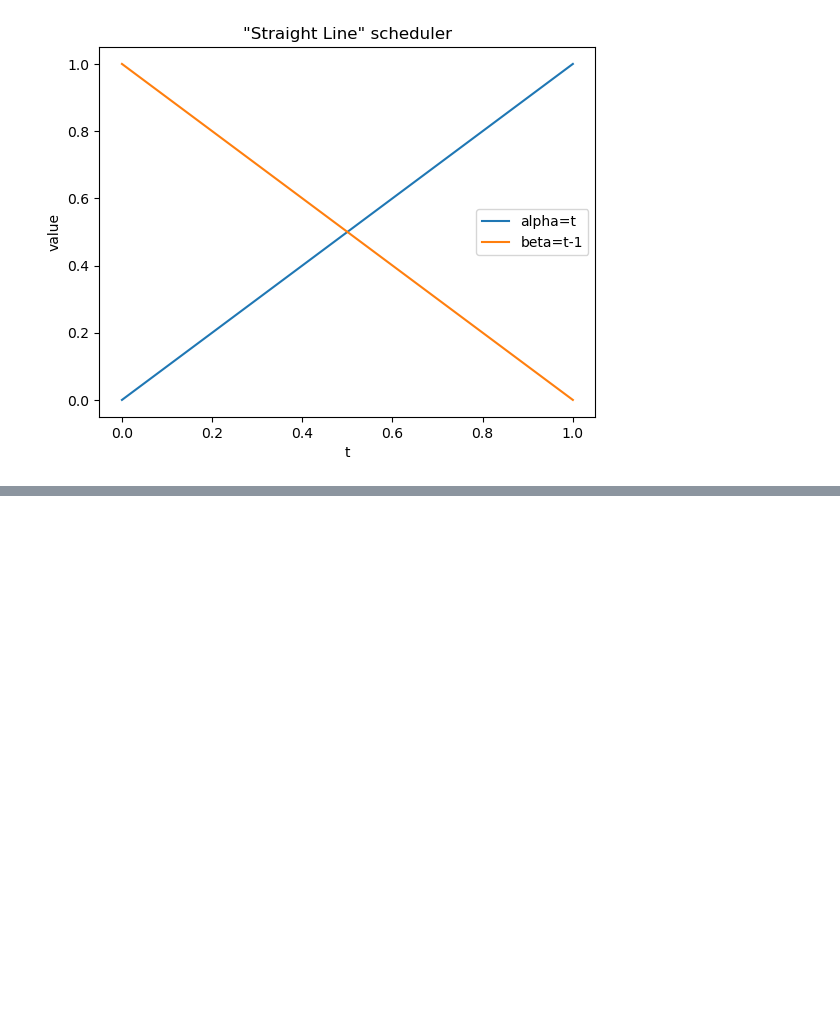
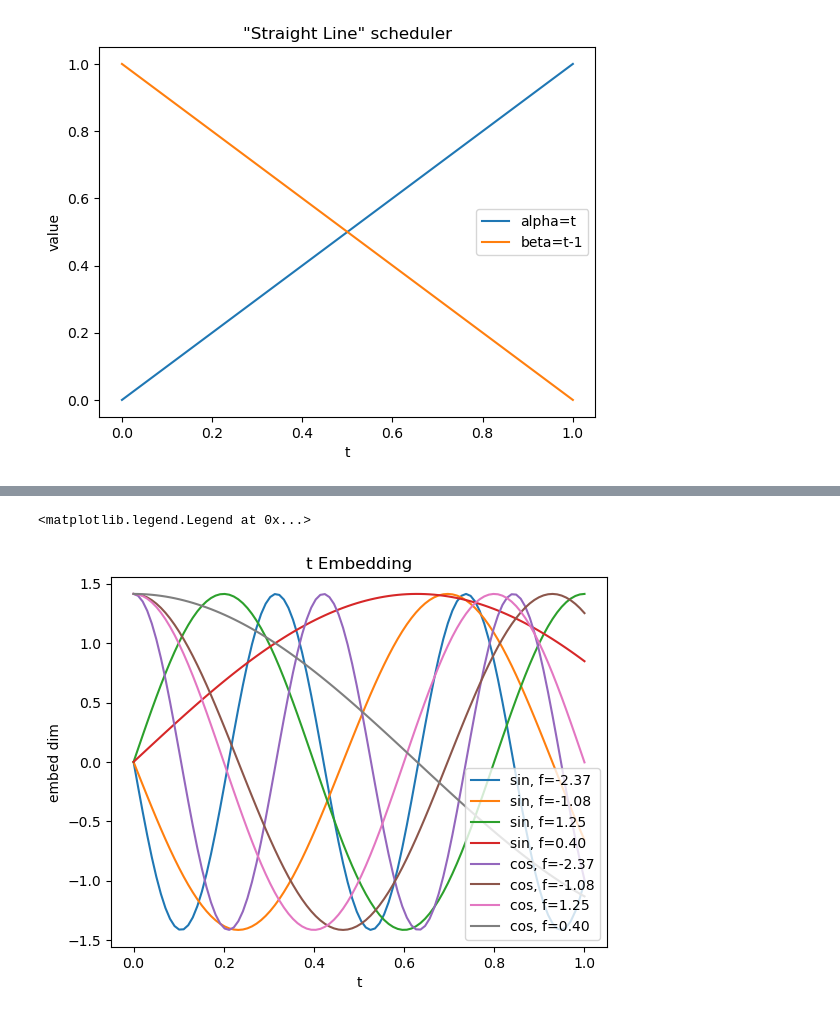
Before and after one commit to joaovdonaton/diffusion-zero, a Jupyter notebook: demos.ipynb, the cells around one changed output, grey strips where cells are left out. Cells and saved outputs as stored; diff of their text form; code cells hidden in the pictures; blank space fills up the shorter version.

Commit message:
time embedding mechanism and visualization

```diff
--- a/demos.ipynb
+++ b/demos.ipynb
@@ -25,0 +31,24 @@ plt.legend()
+# %%
+timesteps = 100
+emb_dim = 8
+temb = unet.TimeEmbedder(emb_dim)
+t = torch.linspace(0, 1, timesteps).unsqueeze(0) # (bs, timestep)
+
+embeddings = []
+for i in range(timesteps):
+    embeddings.append(temb.forward(t[:, i]))
+embeddings = torch.stack(embeddings, dim=0).squeeze(1)
+
+plt.title('t Embedding')
+plt.xlabel('t')
+plt.ylabel('embed dim')
+
+freqs = temb.weights.squeeze(0)
+for i in range(emb_dim):
+    label = f'sin, f={freqs[i]:.2f}' if i < (emb_dim//2) else f'cos, f={freqs[i-(emb_dim//2)]:.2f}'
+    plt.plot(t[0], embeddings[:, i].detach().numpy(), label=label)
+
+plt.legend()
+# %% [output]
+<matplotlib.legend.Legend at 0x...>
+[figure, added]
```
Also changed, not shown: parts of 2 cells of this notebook, 1 other file.
